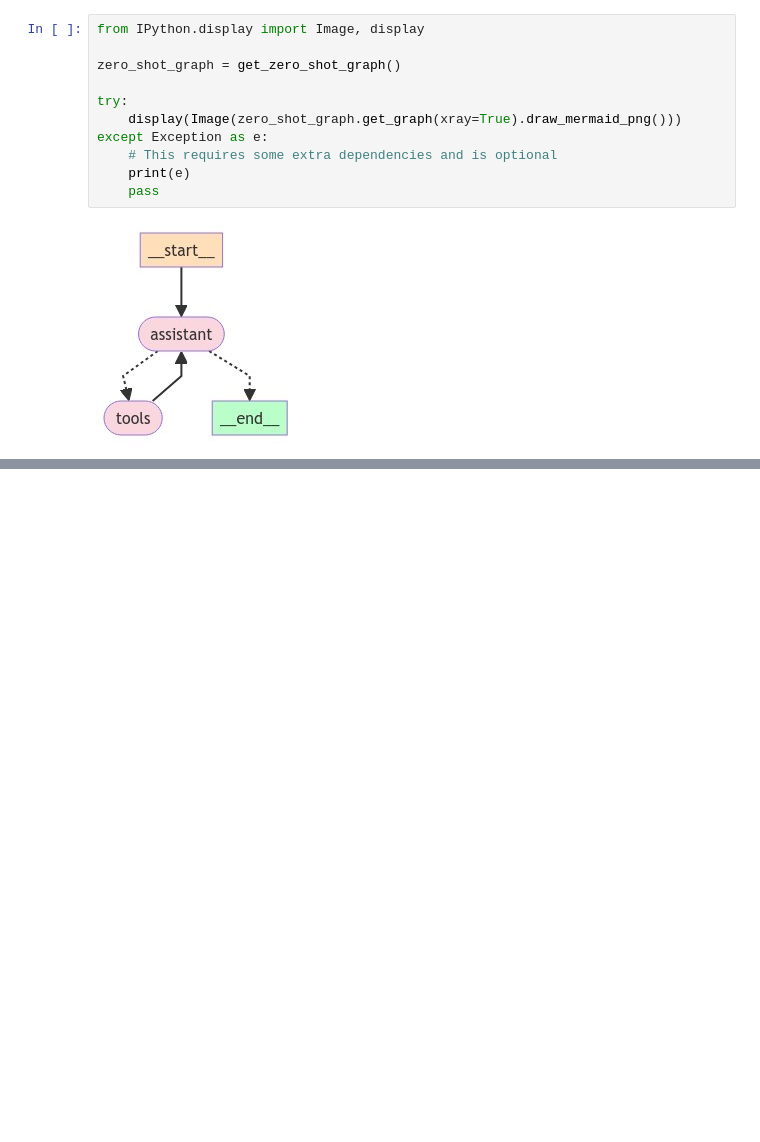
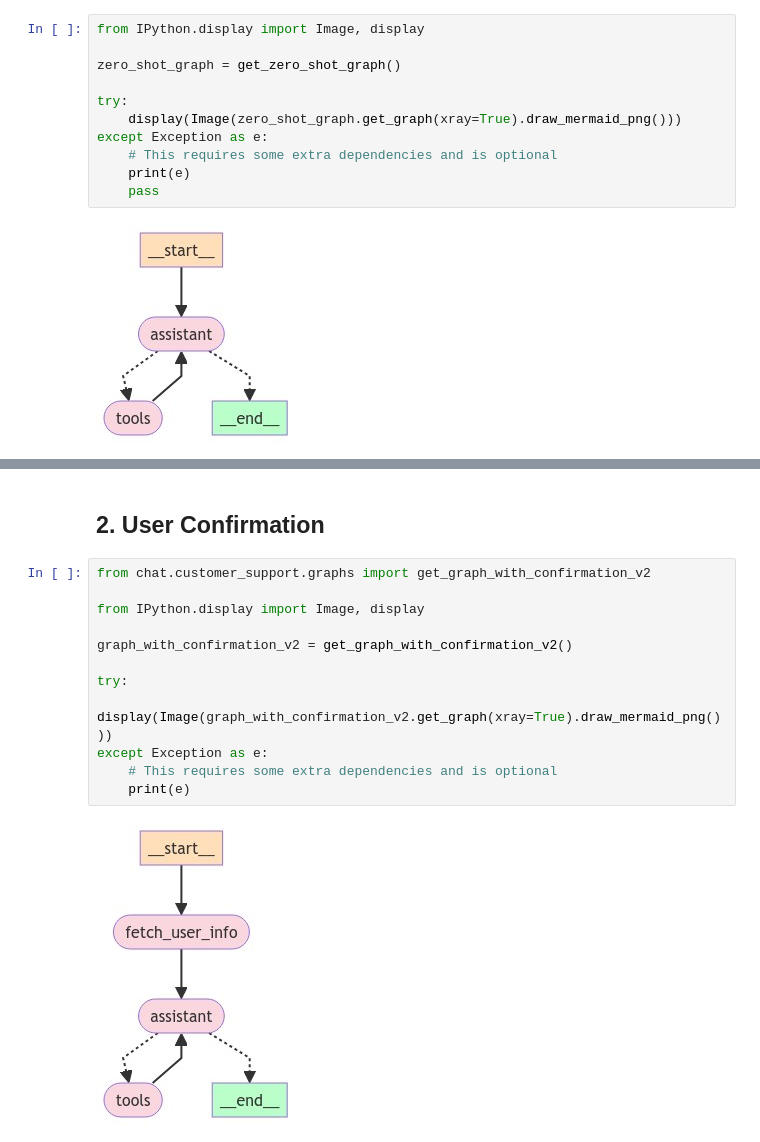
Before and after one commit to achinta/machine-learning, a Jupyter notebook: notebooks/20240628_langgraph_chat.ipynb, the cells around one changed output, grey strips where cells are left out. Saved outputs shown, nothing was run; the diff lists cells and outputs as text; blank space fills up the shorter version.

Commit message:
customer chat in notebook works

```diff
--- a/notebooks/20240628_langgraph_chat.ipynb
+++ b/notebooks/20240628_langgraph_chat.ipynb
@@ -67,0 +95,16 @@ InvalidUpdateError: Must write to at least one of ['message']
+# %% [markdown]
+## 2. User Confirmation
+# %%
+from chat.customer_support.graphs import get_graph_with_confirmation_v2
+
+from IPython.display import Image, display
+
+graph_with_confirmation_v2 = get_graph_with_confirmation_v2()
+
+try:
+    display(Image(graph_with_confirmation_v2.get_graph(xray=True).draw_mermaid_png()))
+except Exception as e:
+    # This requires some extra dependencies and is optional
+    print(e)
+# %% [output]
+[figure, added]
```
Also changed, not shown: parts of 8 cells of this notebook, 6 other files.
